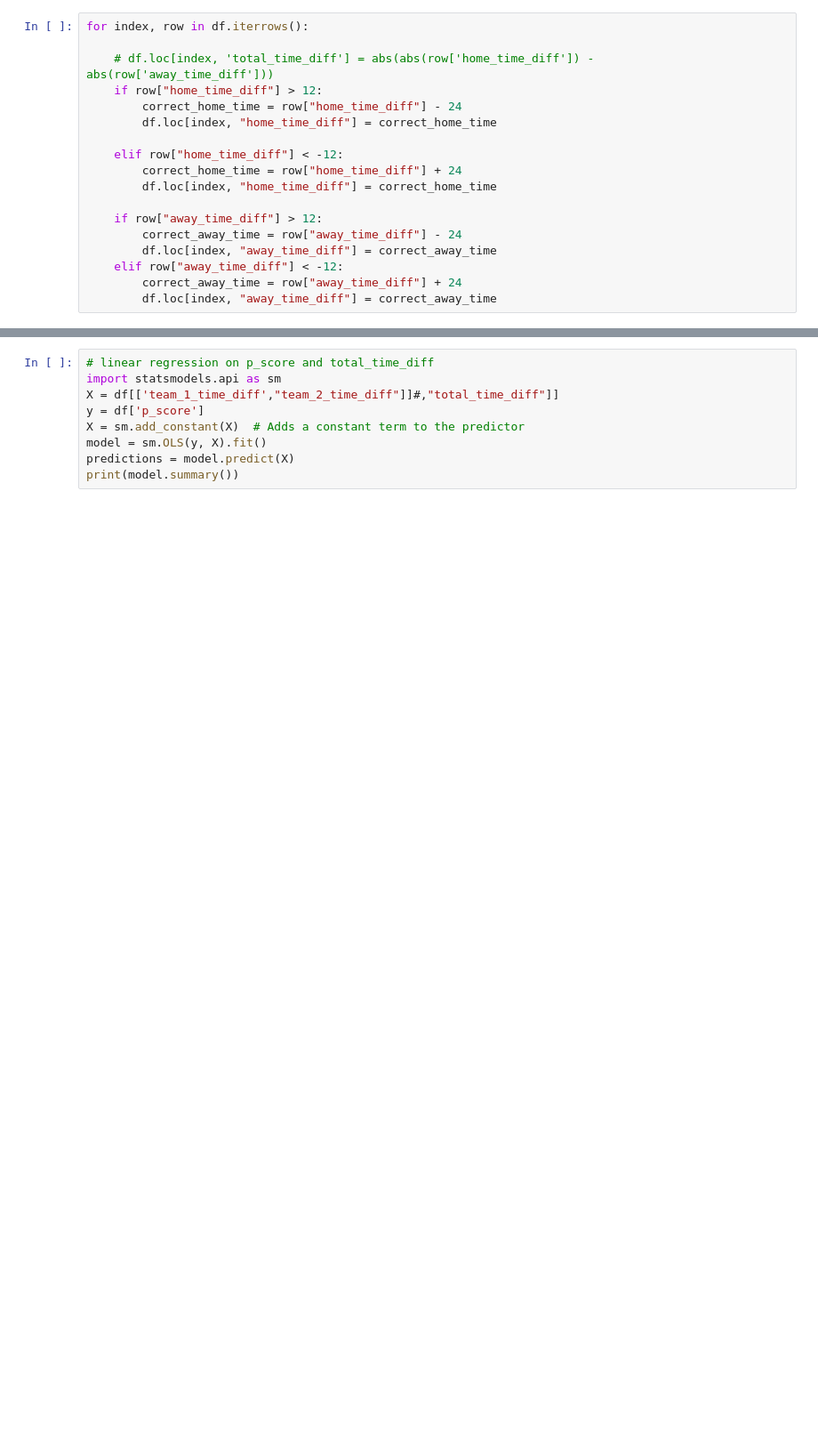
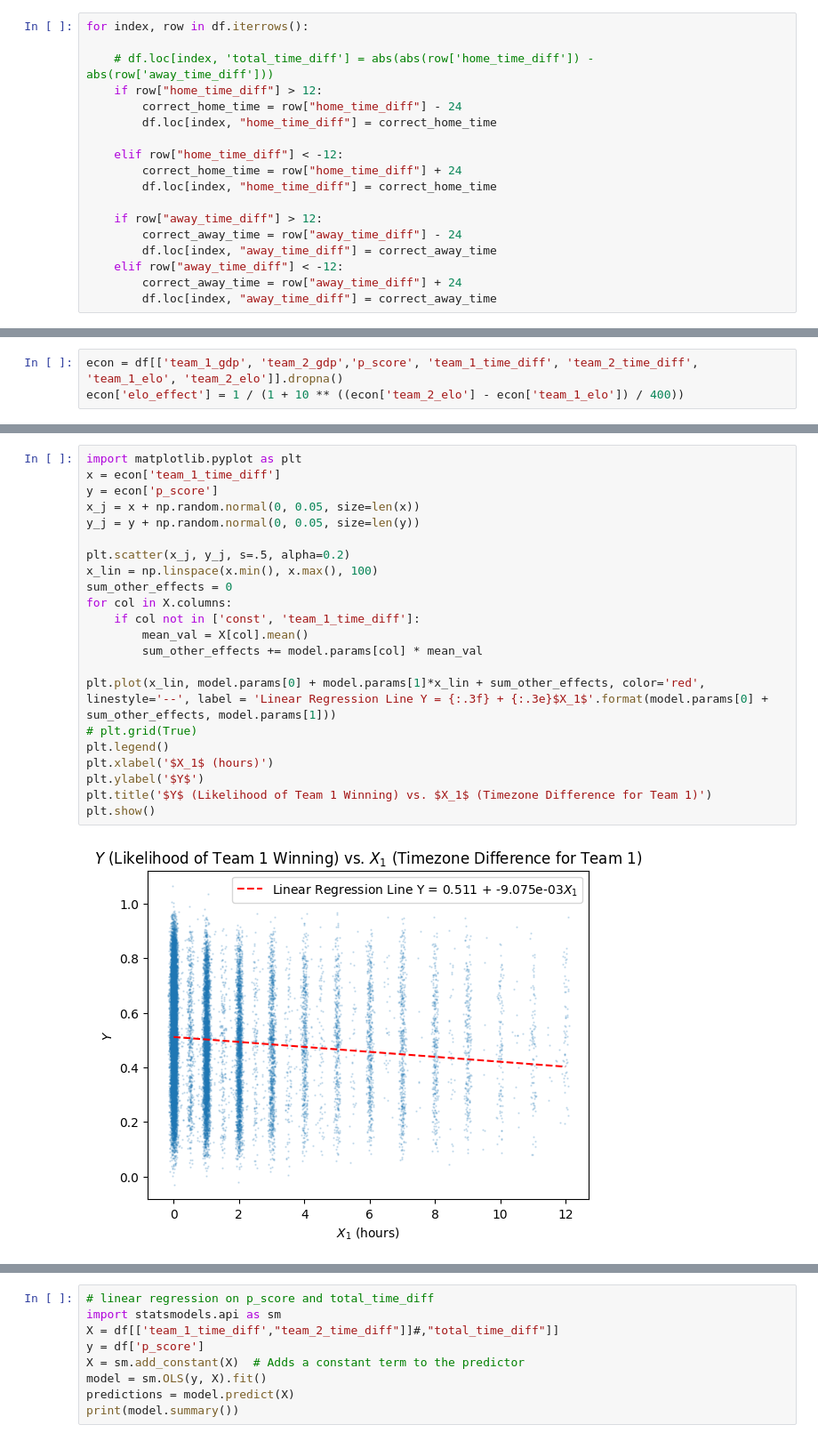
Before and after one commit to thomaskf99/m50, a Jupyter notebook: fifa_analysis.ipynb, the cells around one changed output, grey strips where cells are left out. Shown at 89% size. Saved outputs shown, nothing was run; the diff lists cells and outputs as text; blank space fills up the shorter version.

```diff
--- a/fifa_analysis.ipynb
+++ b/fifa_analysis.ipynb
@@ -526,0 +619,3 @@ for index, row in df.iterrows():
+# %%
+econ = df[['team_1_gdp', 'team_2_gdp','p_score', 'team_1_time_diff', 'team_2_time_diff', 'team_1_elo', 'team_2_elo']].dropna()
+econ['elo_effect'] = 1 / (1 + 10 ** ((econ['team_2_elo'] - econ['team_1_elo']) / 400))
@@ -526,0 +716,24 @@ for index, row in df.iterrows():
+# %%
+import matplotlib.pyplot as plt
+x = econ['team_1_time_diff']
+y = econ['p_score']
+x_j = x + np.random.normal(0, 0.05, size=len(x))
+y_j = y + np.random.normal(0, 0.05, size=len(y))
+
+plt.scatter(x_j, y_j, s=.5, alpha=0.2)
+x_lin = np.linspace(x.min(), x.max(), 100)
+sum_other_effects = 0
+for col in X.columns:
+    if col not in ['const', 'team_1_time_diff']:
+        mean_val = X[col].mean()
+        sum_other_effects += model.params[col] * mean_val
+
+plt.plot(x_lin, model.params[0] + model.params[1]*x_lin + sum_other_effects, color='red', linestyle='--', label = 'Linear Regression Line Y = {:.3f} + {:.3e}$X_1$'.format(model.params[0] + sum_other_effects, model.params[1]))
+# plt.grid(True)
+plt.legend()
+plt.xlabel('$X_1$ (hours)')
+plt.ylabel('$Y$')
+plt.title('$Y$ (Likelihood of Team 1 Winning) vs. $X_1$ (Timezone Difference for Team 1)')
+plt.show()
+# %% [output]
+[figure, added]
```
Also changed, not shown: parts of 33 cells of this notebook.
